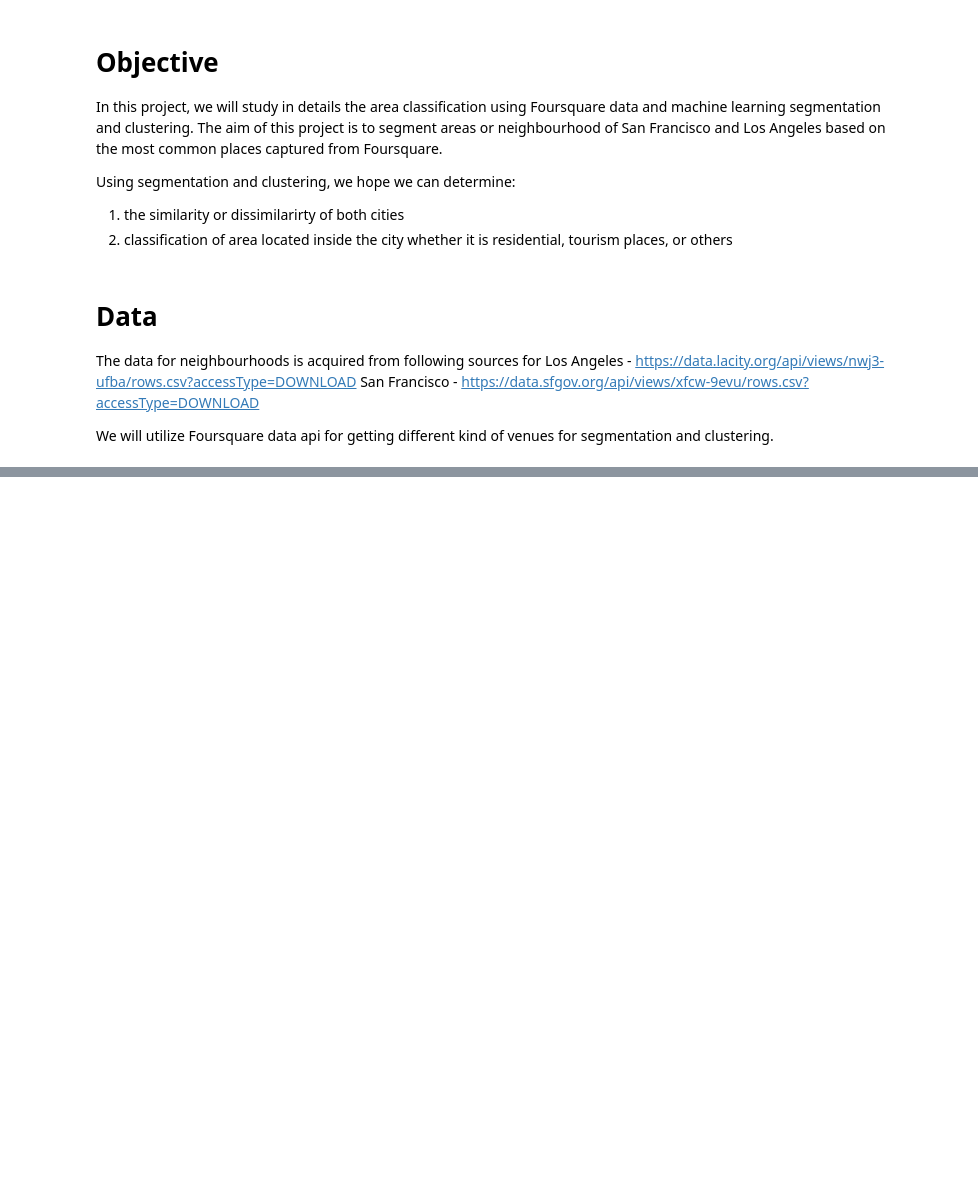
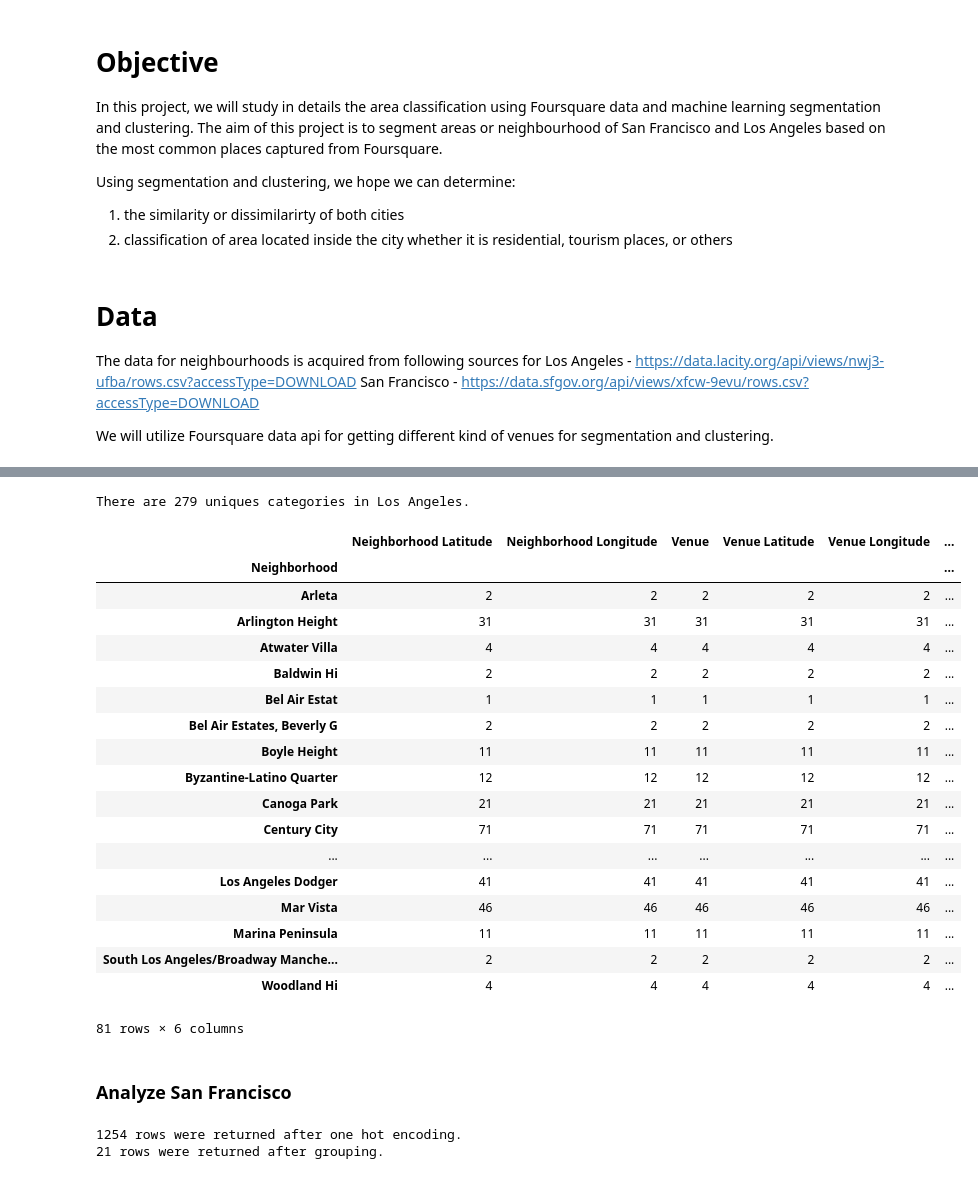
Before and after one commit to charles2588/Coursera_Capstone, a Jupyter notebook: Capstone Project.ipynb, the cells around one changed output, grey strips where cells are left out. Cells and saved outputs as stored; diff of their text form; code cells hidden in the pictures; blank space fills up the shorter version.

```diff
--- a/Capstone Project.ipynb
+++ b/Capstone Project.ipynb
@@ -48,0 +479,10 @@ We will utilize Foursquare data api for getting different kind of venues for seg
+# %%
+#run the above function on each neighborhood and create a new dataframe
+la_venues = getNearbyVenues(names=laneigh_LA_df_geo['Neighborhood'],
+                                   latitudes=laneigh_LA_df_geo['LAT'],
+                                   longitudes=laneigh_LA_df_geo['LNG']
+                                  )
+
+#check the size of the resulting dataframe
+print(la_venues.shape)
+la_venues.head()
@@ -48,0 +537,49 @@ We will utilize Foursquare data api for getting different kind of venues for seg
+# %%
+#check how many venues were returned for each Neighborhood in Los Angeles
+print('There are {} uniques categories in Los Angeles.'.format(len(la_venues['Venue Category'].unique())))
+la_venues.groupby('Neighborhood').count()
+# %% [output]
+There are 279 uniques categories in Los Angeles.
+|  | Neighborhood Latitude | Neighborhood Longitude | Venue | Venue Latitude | Venue Longitude | ... |
+| Neighborhood |  |  |  |  |  | ... |
+| Arleta | 2 | 2 | 2 | 2 | 2 | ... |
+| Arlington Height | 31 | 31 | 31 | 31 | 31 | ... |
+| Atwater Villa | 4 | 4 | 4 | 4 | 4 | ... |
+| Baldwin Hi | 2 | 2 | 2 | 2 | 2 | ... |
+| Bel Air Estat | 1 | 1 | 1 | 1 | 1 | ... |
+| Bel Air Estates, Beverly G | 2 | 2 | 2 | 2 | 2 | ... |
+| Boyle Height | 11 | 11 | 11 | 11 | 11 | ... |
+| Byzantine-Latino Quarter | 12 | 12 | 12 | 12 | 12 | ... |
+| Canoga Park | 21 | 21 | 21 | 21 | 21 | ... |
+| Century City | 71 | 71 | 71 | 71 | 71 | ... |
+| ... | ... | ... | ... | ... | ... | ... |
+| Los Angeles Dodger | 41 | 41 | 41 | 41 | 41 | ... |
+| Mar Vista | 46 | 46 | 46 | 46 | 46 | ... |
+| Marina Peninsula | 11 | 11 | 11 | 11 | 11 | ... |
+| South Los Angeles/Broadway Manche... | 2 | 2 | 2 | 2 | 2 | ... |
+| Woodland Hi | 4 | 4 | 4 | 4 | 4 | ... |
+81 rows × 6 columns
+# %% [markdown]
+<h3><a id="analyzeSF">Analyze San Francisco</a></h3>
+# %%
+# one hot encoding
+sf_onehot = pd.get_dummies(sf_venues[['Venue Category']], prefix="", prefix_sep="")
+
+# add neighborhood column back to dataframe
+sf_onehot['Neighborhood'] = sf_venues['Neighborhood']
+
+# move neighborhood column to the first column
+fixed_columns = [sf_onehot.columns[-1]] + list(sf_onehot.columns[:-1])
+sf_onehot = sf_onehot[fixed_columns]
+
+#examine the new dataframe size after one hot encoding
+print('{} rows were returned after one hot encoding.'.format(sf_onehot.shape[0]))
+
+#group rows by neighborhood and by taking the mean of the frequency of occurrence of each category
+sf_grouped = sf_onehot.groupby('Neighborhood').mean().reset_index()
+
+#examine the new dataframe size after one hot encoding
+print('{} rows were returned after grouping.'.format(sf_grouped.shape[0]))
+# %% [output]
+1254 rows were returned after one hot encoding.
+21 rows were returned after grouping.
```
Also changed, not shown: parts of 74 cells of this notebook.
